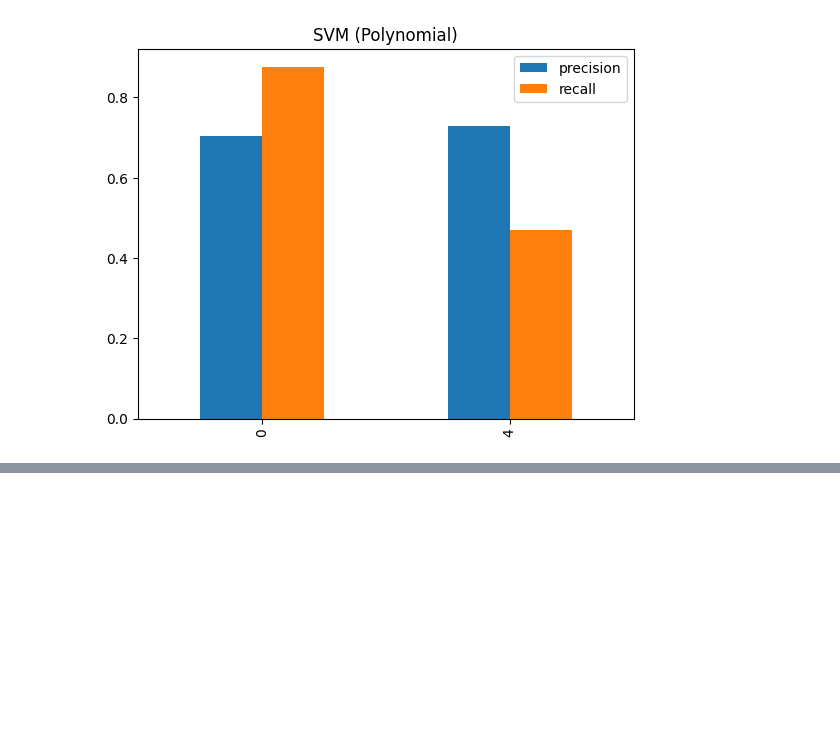
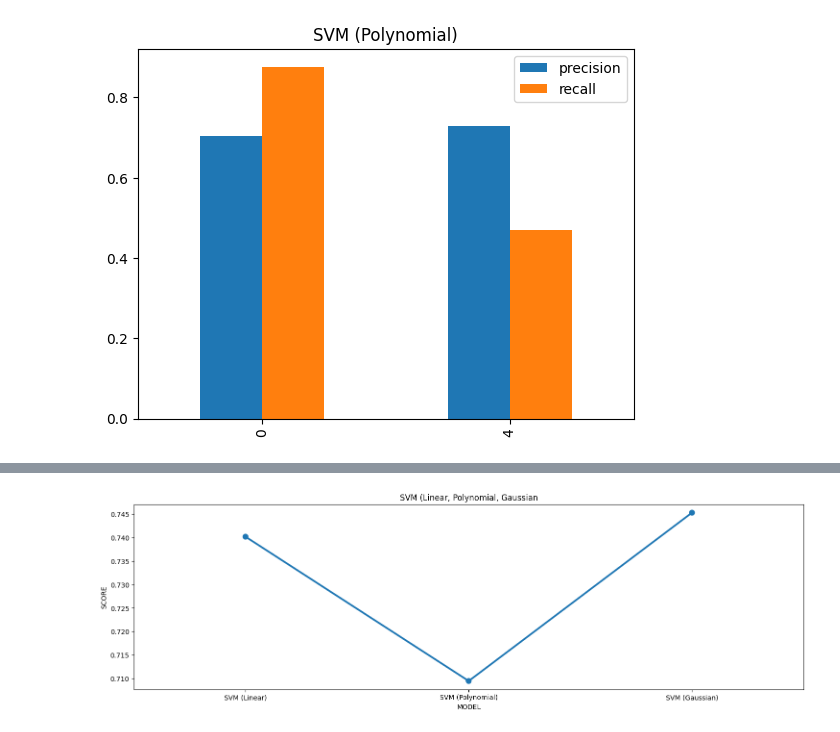
Before and after one commit to Nabil-iium/SVM-on-Tweet-data, a Jupyter notebook: svmtweet.ipynb, the cells around one changed output, grey strips where cells are left out. Cells and saved outputs as stored; diff of their text form; code cells hidden in the pictures; blank space fills up the shorter version.

```diff
--- a/svmtweet.ipynb
+++ b/svmtweet.ipynb
@@ -264,0 +275,4 @@ plt.show()
+# %%
+# printing the accuracy of the model
+accuracy_g = metrics.accuracy_score(y_test, y_pred=pred_g)
+print ('accuracy : ',metrics.accuracy_score(y_test, y_pred=pred_g))
@@ -264,0 +334,12 @@ plt.show()
+# %%
+plt.figure(figsize=(18,5))
+
+sns.pointplot(x='Model',y='Accuracy',data=compare_best_svm)
+
+plt.title('SVM (Linear, Polynomial, Gaussian')
+plt.xlabel('MODEL')
+plt.ylabel('SCORE')
+
+plt.show()
+# %% [output]
+[figure, added]
```
Also changed, not shown: parts of 9 cells of this notebook.
